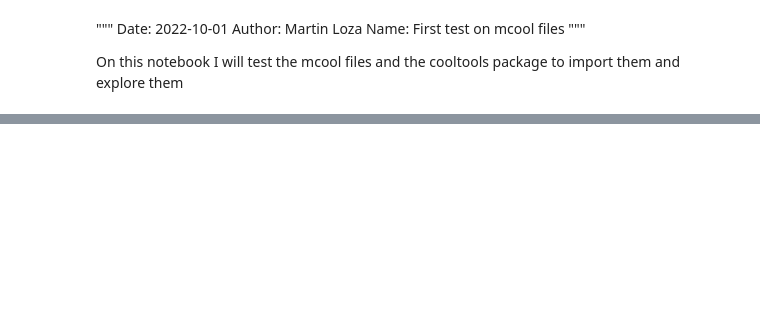
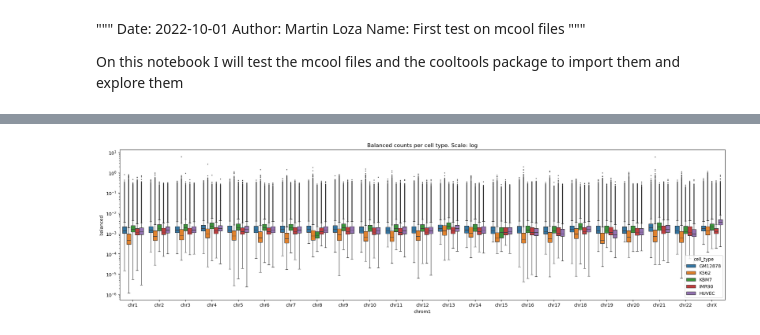
Before and after one commit to MartinLoza/HK_Interactions, a Jupyter notebook: Analysis/2023_12/2023_12_12/mcool_load_test_multipleCells.ipynb, the cells around one changed output, grey strips where cells are left out. Cells and saved outputs as stored; diff of their text form; code cells hidden in the pictures; blank space fills up the shorter version.

```diff
--- a/Analysis/2023_12/2023_12_12/mcool_load_test_multipleCells.ipynb
+++ b/Analysis/2023_12/2023_12_12/mcool_load_test_multipleCells.ipynb
@@ -76,0 +116,10 @@ ValueError: The number of FixedLocator locations (46), usually from a call to se
+# %%
+test_df = weights_all.reset_index(drop=True)
+# create a group boxplot
+plt.figure(figsize=(24, 6))
+sns.boxplot(data=test_df, x="chrom1", y="balanced", hue="cell_type", fliersize=1)
+plt.yscale('log')  # Scale the y-axis by log10
+plt.title('Balanced counts per cell type. Scale: log')
+plt.show()
+# %% [output]
+[figure, added]
```
Also changed, not shown: parts of 12 cells of this notebook, 2 other files.
